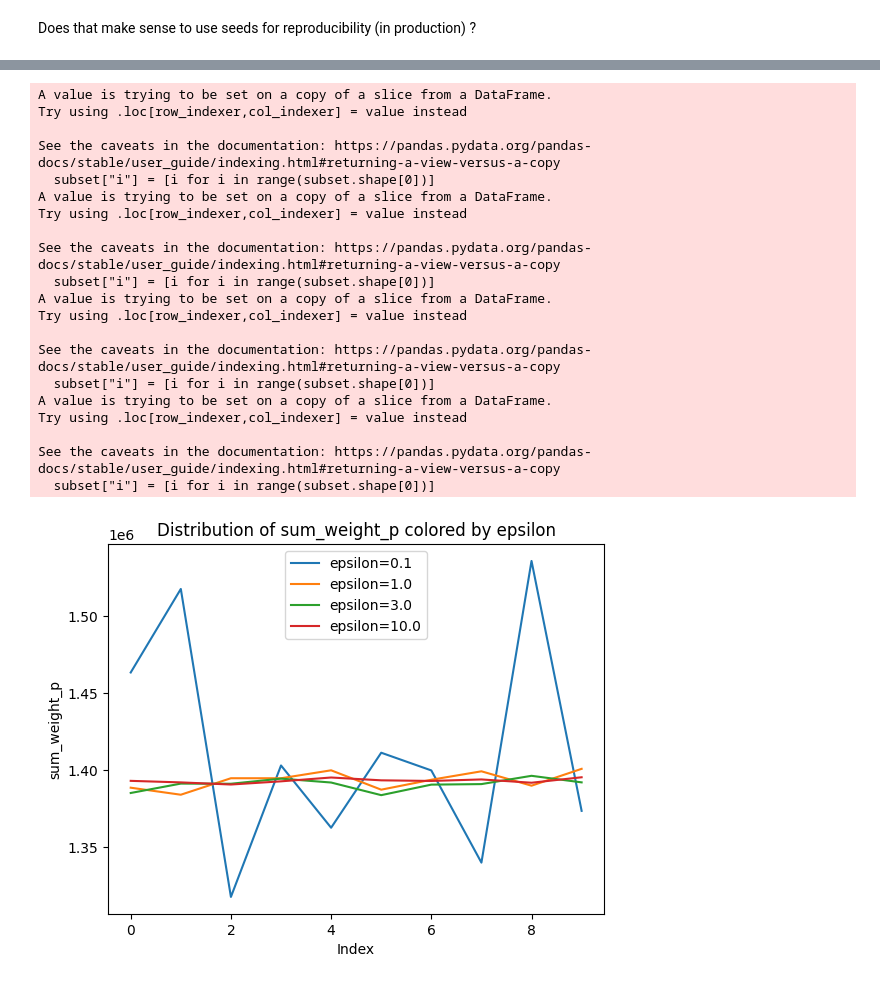
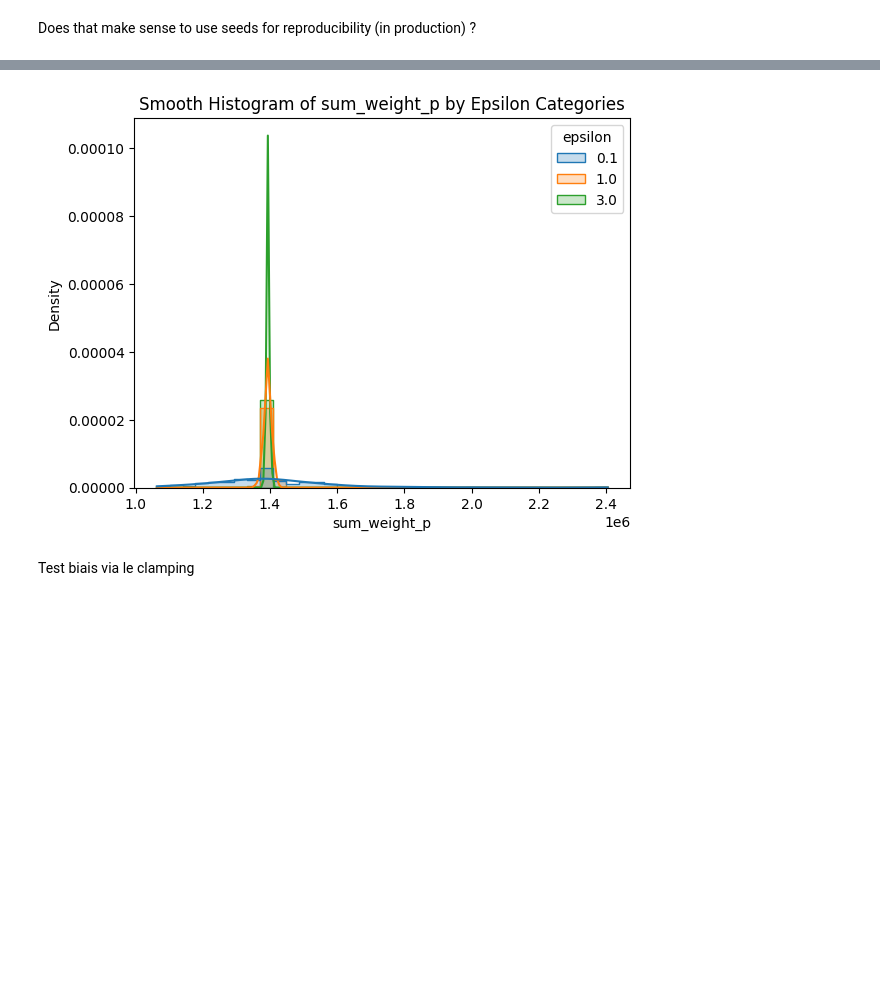
Before and after one commit to julienjamme/differential-privacy-training, a Jupyter notebook: opendp_polars/OpenDP_Polars_Exercises.ipynb, the cells around one changed output, grey strips where cells are left out. Drawn from its saved outputs; the diff is of its cells as text; code cells hidden in the pictures; blank space fills up the shorter version.

```diff
--- a/opendp_polars/OpenDP_Polars_Exercises.ipynb
+++ b/opendp_polars/OpenDP_Polars_Exercises.ipynb
@@ -500,7 +502,9 @@ import opendp.prelude as dp
 dp.enable_features("contrib")
 # %%
 # Create a LazyFrame for cheese
-cheeses_lf = pl.LazyFrame(cheeses)
+# cheeses_lf = pl.LazyFrame(cheeses)
+cheese_path = "./cheese.csv"
+cheeses_lf = pl.scan_csv(cheese_path)
 # %%
 context = dp.Context.compositor(
     data = cheeses_lf, # your lazy dataframe
@@ -815,8 +819,8 @@ shape: (4, 4)
 # %%
 r = []
-all_eps = [0.1, 1, 3, 10]
+all_eps = [0.1, 1, 3]
 for ep in all_eps:
-    for i in range(10):
+    for i in range(100):
         r.append(simul(eps=ep))
 
 r = [
@@ -843,42 +836,28 @@ all_results = pl.concat(r)
 # %%
 all_results.filter(pl.col("canton") == "Neuchatel")
 pdf_neuch = all_results.filter(pl.col("canton") == "Neuchatel").to_pandas()
+pdf_neuch['epsilon'] = pdf_neuch['epsilon'].astype(str)
 # %%
+import seaborn as sns
 import matplotlib.pyplot as plt
 
-# Get unique values of epsilon
-unique_epsilons = pdf_neuch['epsilon'].unique()
+# Assuming df is your DataFrame containing 'sum_weight_p' and categorical 'epsilon'
 
-# Plot each epsilon's sum_weight_p values as a separate line with a different color
-for epsilon in unique_epsilons:
-    subset = pdf_neuch[pdf_neuch['epsilon'] == epsilon].sort_values('')
-    subset["i"] = [i for i in range(subset.shape[0])]
-    plt.plot(subset["i"], subset['sum_weight_p'], label=f"epsilon={epsilon}")
+sns.histplot(
+    data=pdf_neuch,
+    x='sum_weight_p',
+    hue='epsilon',        # separates data by epsilon categories with different colors
+    kde=True,             # adds smooth Kernel Density Estimate curves
+    element='step',       # outlines instead of filled bars for clarity
+    stat='density',       # normalizes histogram as a density
+    common_norm=False     # normalizes each group independently
+)
 
-plt.xlabel('Index')
-plt.ylabel('sum_weight_p')
-plt.title('Distribution of sum_weight_p colored by epsilon')
-plt.legend()
+plt.xlabel('sum_weight_p')
+plt.ylabel('Density')
+plt.title('Smooth Histogram of sum_weight_p by Epsilon Categories')
 plt.show()
 # %% [output]
-A value is trying to be set on a copy of a slice from a DataFrame.
-Try using .loc[row_indexer,col_indexer] = value instead
-
-See the caveats in the documentation: https://pandas.pydata.org/pandas-docs/stable/user_guide/indexing.html#returning-a-view-versus-a-copy
-  subset["i"] = [i for i in range(subset.shape[0])]
-A value is trying to be set on a copy of a slice from a DataFrame.
-Try using .loc[row_indexer,col_indexer] = value instead
-
-See the caveats in the documentation: https://pandas.pydata.org/pandas-docs/stable/user_guide/indexing.html#returning-a-view-versus-a-copy
-  subset["i"] = [i for i in range(subset.shape[0])]
-A value is trying to be set on a copy of a slice from a DataFrame.
-Try using .loc[row_indexer,col_indexer] = value instead
-
-See the caveats in the documentation: https://pandas.pydata.org/pandas-docs/stable/user_guide/indexing.html#returning-a-view-versus-a-copy
-  subset["i"] = [i for i in range(subset.shape[0])]
-A value is trying to be set on a copy of a slice from a DataFrame.
-Try using .loc[row_indexer,col_indexer] = value instead
-
-See the caveats in the documentation: https://pandas.pydata.org/pandas-docs/stable/user_guide/indexing.html#returning-a-view-versus-a-copy
-  subset["i"] = [i for i in range(subset.shape[0])]
-[figure, old version]
+[figure, new version]
+# %% [markdown]
+Test biais via le clamping
```
Also changed, not shown: parts of 5 cells of this notebook.
